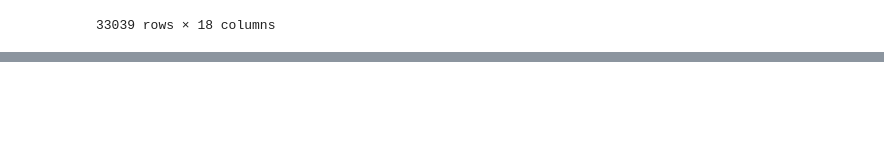
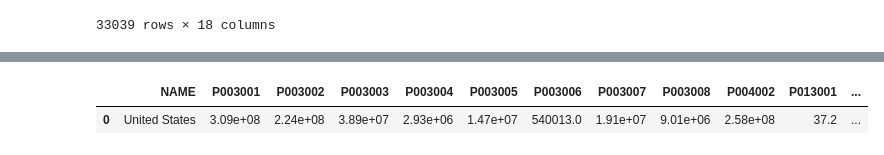
Before and after one commit to new4stu/BA590-Capstone, a Jupyter notebook: Census_sf1-ETL4.ipynb, the cells around one changed output, grey strips where cells are left out. Drawn from its saved outputs; the diff is of its cells as text; code cells hidden in the pictures; blank space fills up the shorter version.

```diff
--- a/Census_sf1-ETL4.ipynb
+++ b/Census_sf1-ETL4.ipynb
@@ -387,0 +619,34 @@ csv.write("Race-Zip.csv")
+# %%
+# Count of Single Race Households by County
+    #P003001 Total poulation
+    #P003002 Population of one race
+    #P003003 White alone
+    #P003004 Black or African American alone
+    #P003005 American Indian and Alaska Native alone
+    #P003006 Asian alone
+    #P003007 Native Hawaiian and Other Pacific Islander alone
+    #P003008 Some other race alone
+    #P004002 Hispanic or Latino
+    #P013001 Both sexes MEDIAN AGE BY SEX
+    #P013002 Male MEDIAN AGE BY SEX
+    #P013003 Female MEDIAN AGE BY SEX
+    #P015001 Total HOUSEHOLDS
+    #P017001 Average household size
+    #P031001 Total FAMILIES
+
+
+c.sf1.us(('NAME', 'P003001','P003002', 'P003003','P003004', 'P003005', 'P003006', 'P003007','P003008', 'P004002', 'P013001', 'P013002', 'P013003', 'P015001','P017001',
+        'P031001'))
+
+# change to a dataframe using pandas
+
+us = c.sf1.us(('NAME', 'P003001','P003002', 'P003003','P003004', 'P003005', 'P003006', 'P003007','P003008', 'P004002', 'P013001', 'P013002', 'P013003', 'P015001',
+                   'P017001', 'P031001'))
+
+# create a single dataframe with all of the US level data
+usdf = pd.DataFrame(us)
+
+usdf
+# %% [output]
+|  | NAME | P003001 | P003002 | P003003 | P003004 | P003005 | P003006 | P003007 | P003008 | P004002 | P013001 | ... |
+| 0 | United States | 3.09e+08 | 2.24e+08 | 3.89e+07 | 2.93e+06 | 1.47e+07 | 540013.0 | 1.91e+07 | 9.01e+06 | 2.58e+08 | 37.2 | ... |
```
Also changed, not shown: parts of 14 cells of this notebook, 5 other files.
